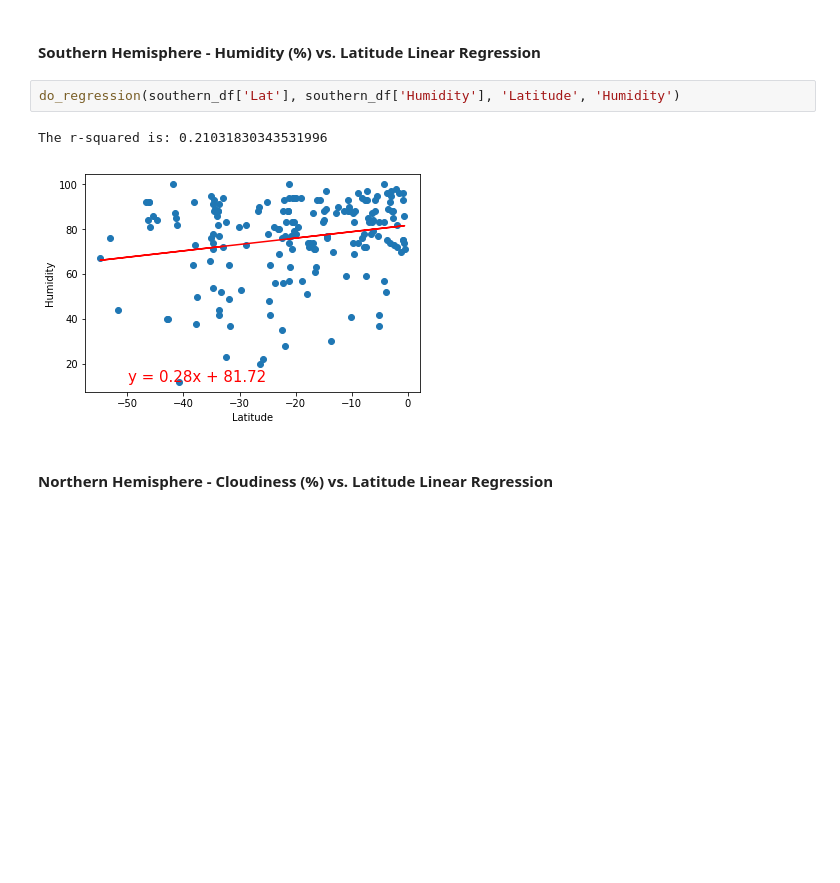
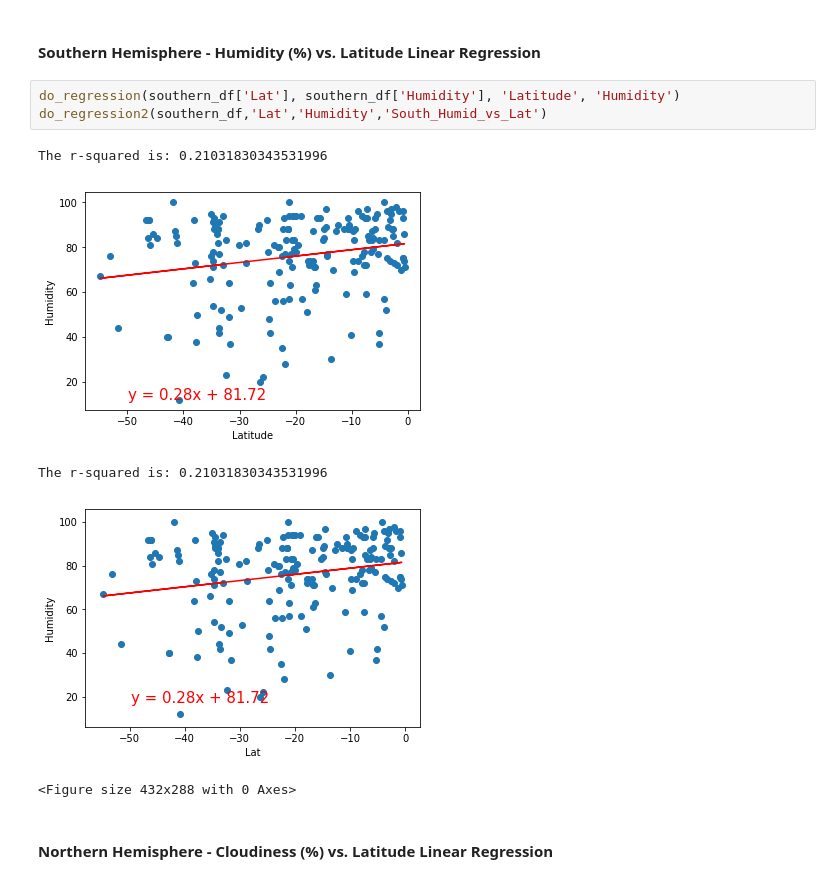
Before and after one commit to etumi/python-api-challenge, a Jupyter notebook: WeatherPy/WeatherPy.ipynb, the cells around one changed output. Saved outputs shown, nothing was run; the diff lists cells and outputs as text; blank space fills up the shorter version.

```diff
--- a/WeatherPy/WeatherPy.ipynb
+++ b/WeatherPy/WeatherPy.ipynb
@@ -281,9 +296,13 @@ The r-squared is: 0.3930387672280596
 ####  Southern Hemisphere - Humidity (%) vs. Latitude Linear Regression
 # %%
 do_regression(southern_df['Lat'], southern_df['Humidity'], 'Latitude', 'Humidity')
+do_regression2(southern_df,'Lat','Humidity','South_Humid_vs_Lat')
 # %% [output]
 The r-squared is: 0.21031830343531996
 [figure]
+The r-squared is: 0.21031830343531996
+[figure, added]
+<Figure size 432x288 with 0 Axes>
 # %% [markdown]
 ####  Northern Hemisphere - Cloudiness (%) vs. Latitude Linear Regression
 # %%
```
Also changed, not shown: parts of 17 cells of this notebook.
